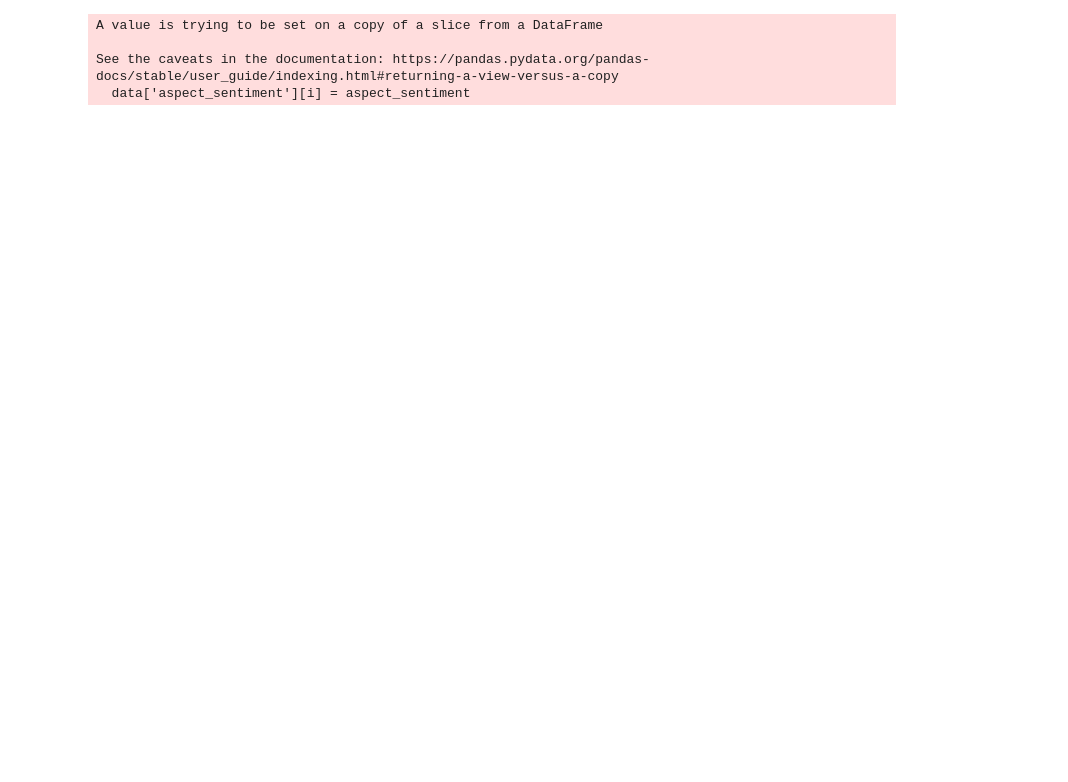
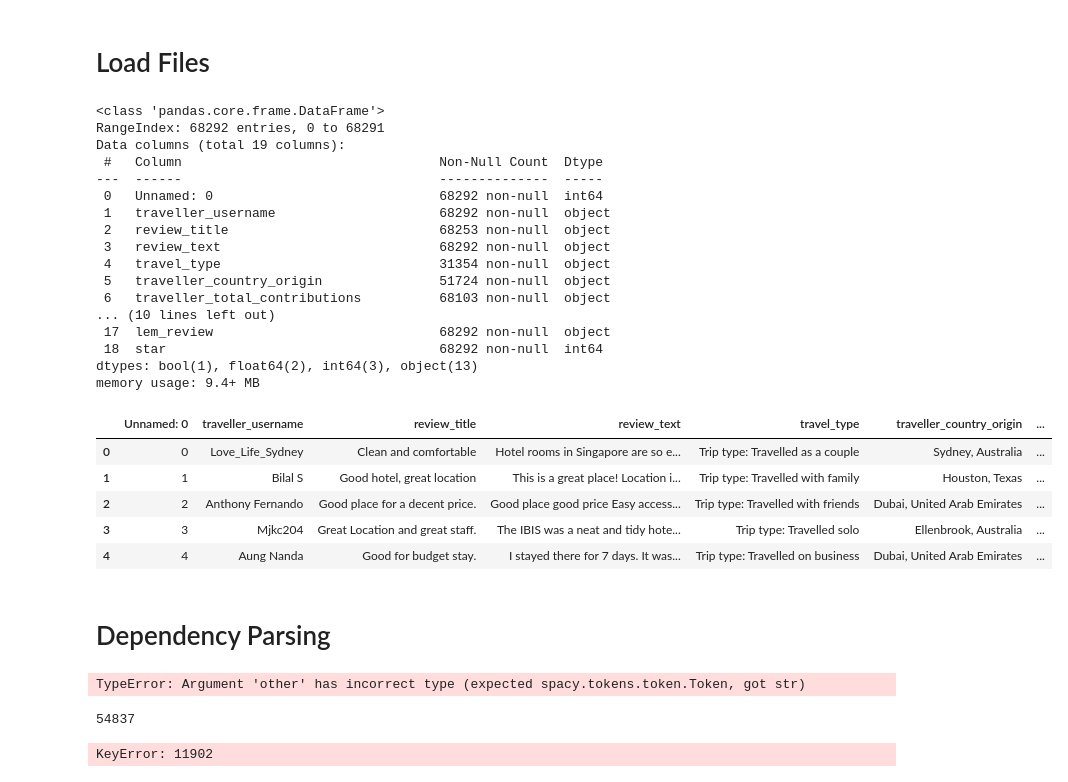
Before and after one commit to AmmarBagharib/sentiment_analysis_bt4222, a Jupyter notebook: codes/aspect_modelling/Dependency_parsing.ipynb, the cells around one changed output. Saved outputs shown, nothing was run; the diff lists cells and outputs as text; code cells hidden in the pictures; blank space fills up the shorter version.

```diff
--- a/codes/aspect_modelling/Dependency_parsing.ipynb
+++ b/codes/aspect_modelling/Dependency_parsing.ipynb
@@ -19,6 +20,3 @@ from bertopic.backend import BaseEmbedder
 from bertopic.cluster import BaseCluster
 from bertopic.vectorizers import ClassTfidfTransformer
 from bertopic.dimensionality import BaseDimensionalityReduction
-# %%
-data = pd.read_csv('cleaned_mbs_total.csv')
-data.head()
@@ -31,0 +23,2 @@ data.head()
+# %% [markdown]
+# Load Files
@@ -32,9 +75,41 @@ data.head()
+# %%
+data = combine_csv_to_dataframe(star3+star4+star5, all_star = True, filterDate = True)
+#data[['traveller_username','date','travel_type','traveller_total_contributions','traveller_total_helpful_contributions','review_title','review_text','rating']].head(5)
+data.info()
+data.head()
+# %% [output]
+<class 'pandas.core.frame.DataFrame'>
+RangeIndex: 68292 entries, 0 to 68291
+Data columns (total 19 columns):
+ #   Column                                 Non-Null Count  Dtype
+---  ------                                 --------------  -----
+ 0   Unnamed: 0                             68292 non-null  int64
+ 1   traveller_username                     68292 non-null  object
+ 2   review_title                           68253 non-null  object
+ 3   review_text                            68292 non-null  object
+ 4   travel_type                            31354 non-null  object
+ 5   traveller_country_origin               51724 non-null  object
+ 6   traveller_total_contributions          68103 non-null  object
+... (10 lines left out)
+ 17  lem_review                             68292 non-null  object
+ 18  star                                   68292 non-null  int64
+dtypes: bool(1), float64(2), int64(3), object(13)
+memory usage: 9.4+ MB
+|  | Unnamed: 0 | traveller_username | review_title | review_text | travel_type | traveller_country_origin | ... |
+| 0 | 0 | Love_Life_Sydney | Clean and comfortable | Hotel rooms in Singapore are so e... | Trip type: Travelled as a couple | Sydney, Australia | ... |
+| 1 | 1 | Bilal S | Good hotel, great location | This is a great place! Location i... | Trip type: Travelled with family | Houston, Texas | ... |
+| 2 | 2 | Anthony Fernando | Good place for a decent price. | Good place good price Easy access... | Trip type: Travelled with friends | Dubai, United Arab Emirates | ... |
+| 3 | 3 | Mjkc204 | Great Location and great staff. | The IBIS was a neat and tidy hote... | Trip type: Travelled solo | Ellenbrook, Australia | ... |
+| 4 | 4 | Aung Nanda | Good for budget stay. | I stayed there for 7 days. It was... | Trip type: Travelled on business | Dubai, United Arab Emirates | ... |
+# %% [markdown]
+# Dependency Parsing
 # %%
 nlp = spacy.load("en_core_web_sm")
 data['aspect_sentiment'] = np.nan
 # %%
+## old code
 for i in range(len(data)):
-    sentence = data['combined_review'][i]
+    sentence = data['lem_review'][i]
     doc = nlp(sentence)
     aspect_sentiment = []
     for word in doc:
@@ -70,10 +145,34 @@ for i in range(len(data)):
     """
     data['aspect_sentiment'][i] = aspect_sentiment
 # %% [output]
-A value is trying to be set on a copy of a slice from a DataFrame
-
-See the caveats in the documentation: https://pandas.pydata.org/pandas-docs/stable/user_guide/indexing.html#returning-a-view-versus-a-copy
-  data['aspect_sentiment'][i] = aspect_sentiment
+TypeError: Argument 'other' has incorrect type (expected spacy.tokens.token.Token, got str)
+# %%
+valid_data = data.query('valid_rating==True') #rating is not NaN
+len(valid_data)
+# %% [output]
+54837
+# %%
+for i in range(len(valid_data)):
+    sentence = valid_data['lem_review'][i]
+    doc = nlp(sentence)
+    aspect_sentiment = []
+
+    for word in doc:
+        if word.pos_ == 'NOUN':
+            for j in word.lefts:
+                if j.dep_ == 'amod' and j.pos_ == 'ADJ':
+                    tup = (word, j)
+                    aspect_sentiment.append(tup)
+                for k in j.lefts:
+                    if k.dep_ == 'advmod':
+                        tup = (word, k)  # Changed this line
+                        aspect_sentiment.append(tup)
+                        if tup in aspect_sentiment:  # Fix this line
+                            aspect_sentiment.remove(tup)  # Fix this line
+
+    valid_data['aspect_sentiment'][i] = aspect_sentiment
+# %% [output]
+KeyError: 11902
 # %%
 data['aspect_sentiment']
 # %% [output]
```
Also changed, not shown: parts of 5 cells of this notebook, 9 other files.
